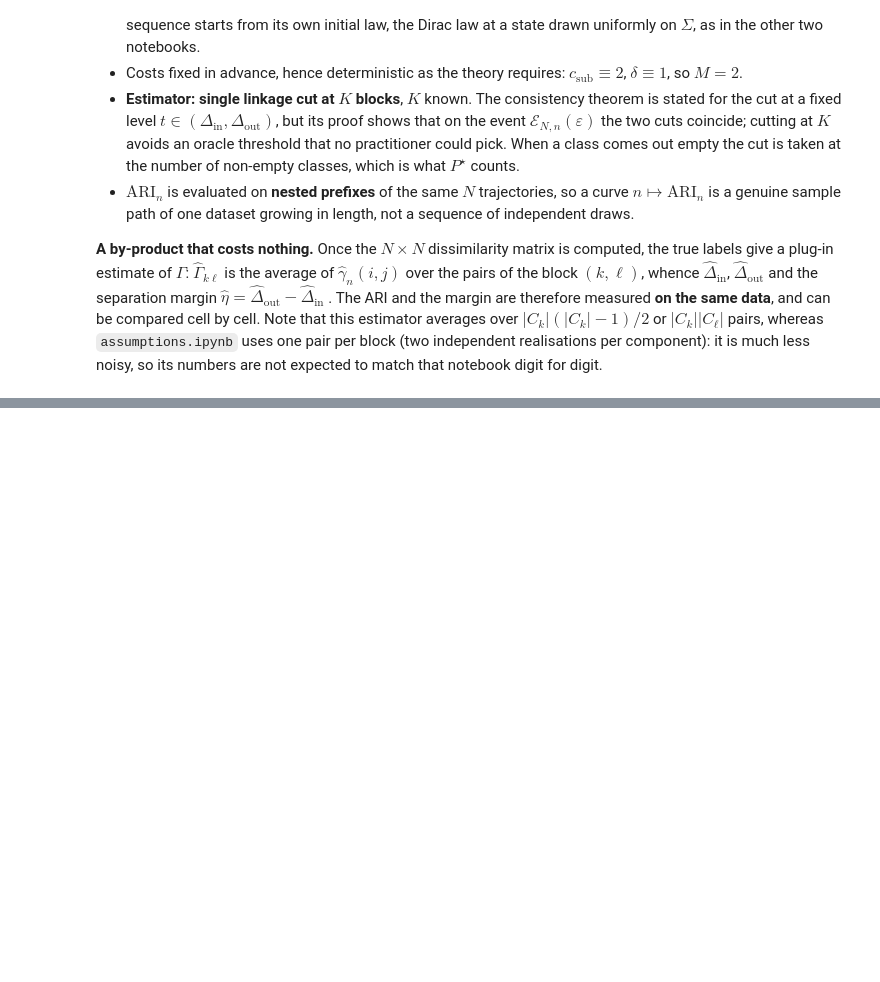
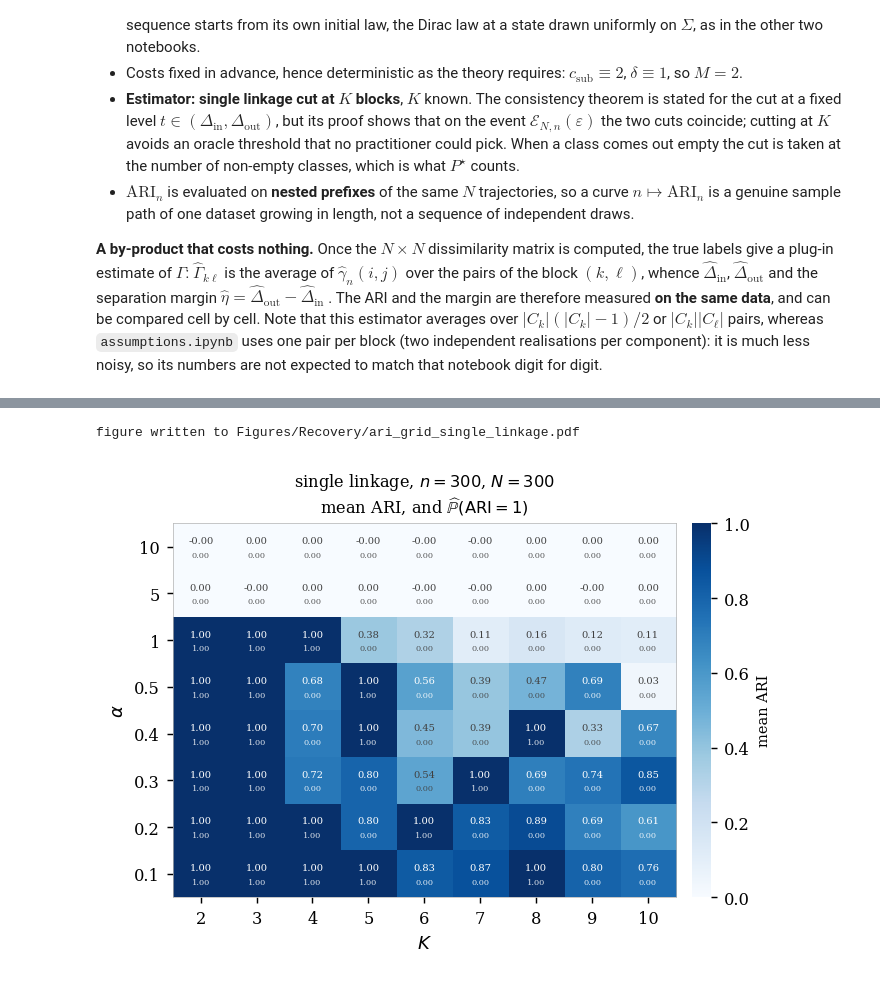
Before and after one commit to OttaKhalifa/OMConvergence, a Jupyter notebook: recovery.ipynb, the cells around one changed output, grey strips where cells are left out. Drawn from its saved outputs; the diff is of its cells as text; code cells hidden in the pictures; blank space fills up the shorter version.

```diff
--- a/recovery.ipynb
+++ b/recovery.ipynb
@@ -469,0 +511,71 @@ for j, K in enumerate(KS):
+# %%
+def _frame(ax, alphas, Ks, title):
+    ax.set_xticks(range(len(Ks)), [str(K) for K in Ks])
+    ax.set_yticks(range(len(alphas)), [f"{a:g}" for a in alphas])
+    ax.set_xlabel(r"$K$")
+    ax.set_ylabel(r"$\alpha$")
+    ax.set_title(title, fontsize=9, pad=6)
+    ax.grid(False)
+    for spine in ax.spines.values():
+        spine.set_visible(True)
+        spine.set_linewidth(0.4)
+        spine.set_color("0.7")
+
+
+def _heat(fig, ax, Z, alphas, Ks, title, cbar_label, below=None, cmap=SEQUENTIAL_CMAP,
+          vmin=0.0, vmax=1.0, fmt="{:.2f}", fmt_below="{:+.2f}"):
+    """One heatmap of the (alpha, K) grid, optionally annotated with a second quantity below
+    the first, in smaller type."""
+    im = ax.imshow(Z, origin="lower", aspect="auto", cmap=cmap, vmin=vmin, vmax=vmax)
+    _frame(ax, alphas, Ks, title)
+    span = max(abs(vmin), abs(vmax))
+    for i in range(Z.shape[0]):
+        for j in range(Z.shape[1]):
+            light = (Z[i, j] - vmin) / (vmax - vmin) > 0.55 if cmap == SEQUENTIAL_CMAP \
+                else abs(Z[i, j]) > 0.62 * span
+            col = "white" if light else "0.25"
+            dy = 0.13 if below is not None else 0.0
+            ax.text(j, i + dy, fmt.format(Z[i, j]), ha="center", va="center",
+                    fontsize=5.5, color=col)
+            if below is not None:
+                ax.text(j, i - 0.17, fmt_below.format(below[i, j]), ha="center", va="center",
+                        fontsize=4.6, color=col, alpha=0.85)
+    cb = fig.colorbar(im, ax=ax, fraction=0.046, pad=0.03)
+    cb.set_label(cbar_label, fontsize=8)
+    cb.outline.set_visible(False)
+    return im
+
+
+def plot_ari_grid(sweep, alphas, Ks, n, g=LAST, filename=None):
+    """One heatmap of the (alpha, K) grid carrying both clustering summaries.
+
+    Colour and upper figure: the mean ARI, which degrades gracefully and so measures how much
+    of the partition is recovered. Lower figure, in smaller type: the probability of exact
+    recovery, the event the consistency theorem bounds. The two are read together -- a cell
+    can have a high mean ARI and never recover the partition exactly, which is the union bound
+    over the C(N, 2) pairs at work.
+
+    The separation margin is deliberately not shown. It is still measured on the same
+    repetitions and available in `sweep["margin"]`, but it belongs to the assumption rather
+    than to the performance, and `assumptions.ipynb` reports it on this very grid.
+    """
+    with plt.rc_context(PAPER_STYLE):
+        fig, ax = plt.subplots(figsize=(5.4, 4.0))
+        _heat(fig, ax, sweep["ari"][:, :, g], alphas, Ks,
+              rf"single linkage, $n = {n}$, $N = {N_SWEEP}$"
+              "\n" rf"mean ARI, and $\widehat{{\mathbb{{P}}}}(\mathrm{{ARI}} = 1)$",
+              "mean ARI", below=sweep["exact"][:, :, g], fmt_below="{:.2f}")
+        fig.tight_layout()
+        if filename is not None:
+            for ext in ("pdf", "png"):
+                fig.savefig(f"Figures/Recovery/{filename}.{ext}", bbox_inches="tight")
+            print("figure written to", f"Figures/Recovery/{filename}.pdf")
+        plt.show()
+    return fig
+
+
+_ = plot_ari_grid(sweep, ALPHAS, KS, int(GRID_N[LAST]), g=LAST,
+                  filename="ari_grid_single_linkage")
+# %% [output]
+figure written to Figures/Recovery/ari_grid_single_linkage.pdf
+[figure, added]
```
Also changed, not shown: parts of 37 cells of this notebook, 24 other files.
